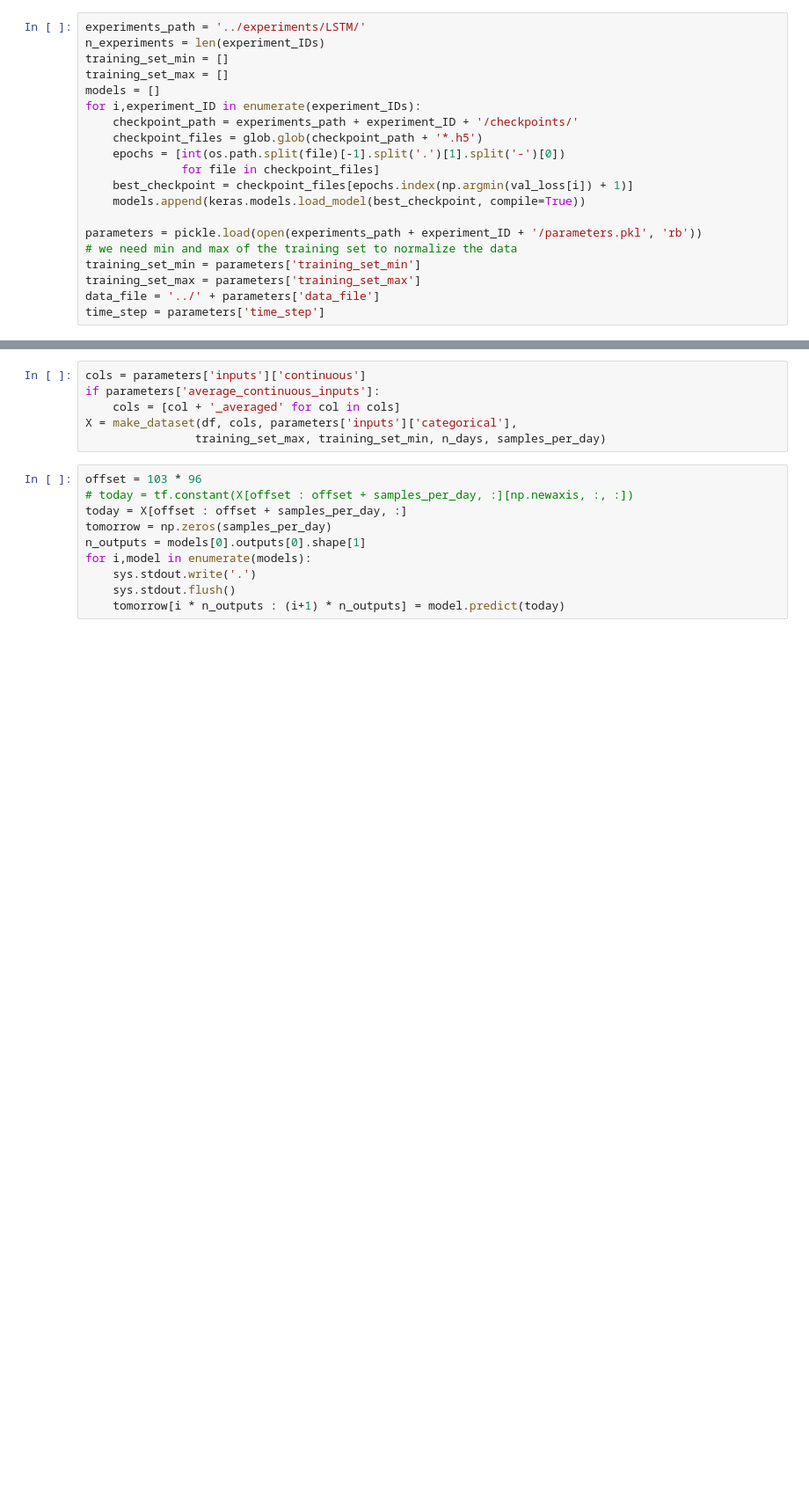
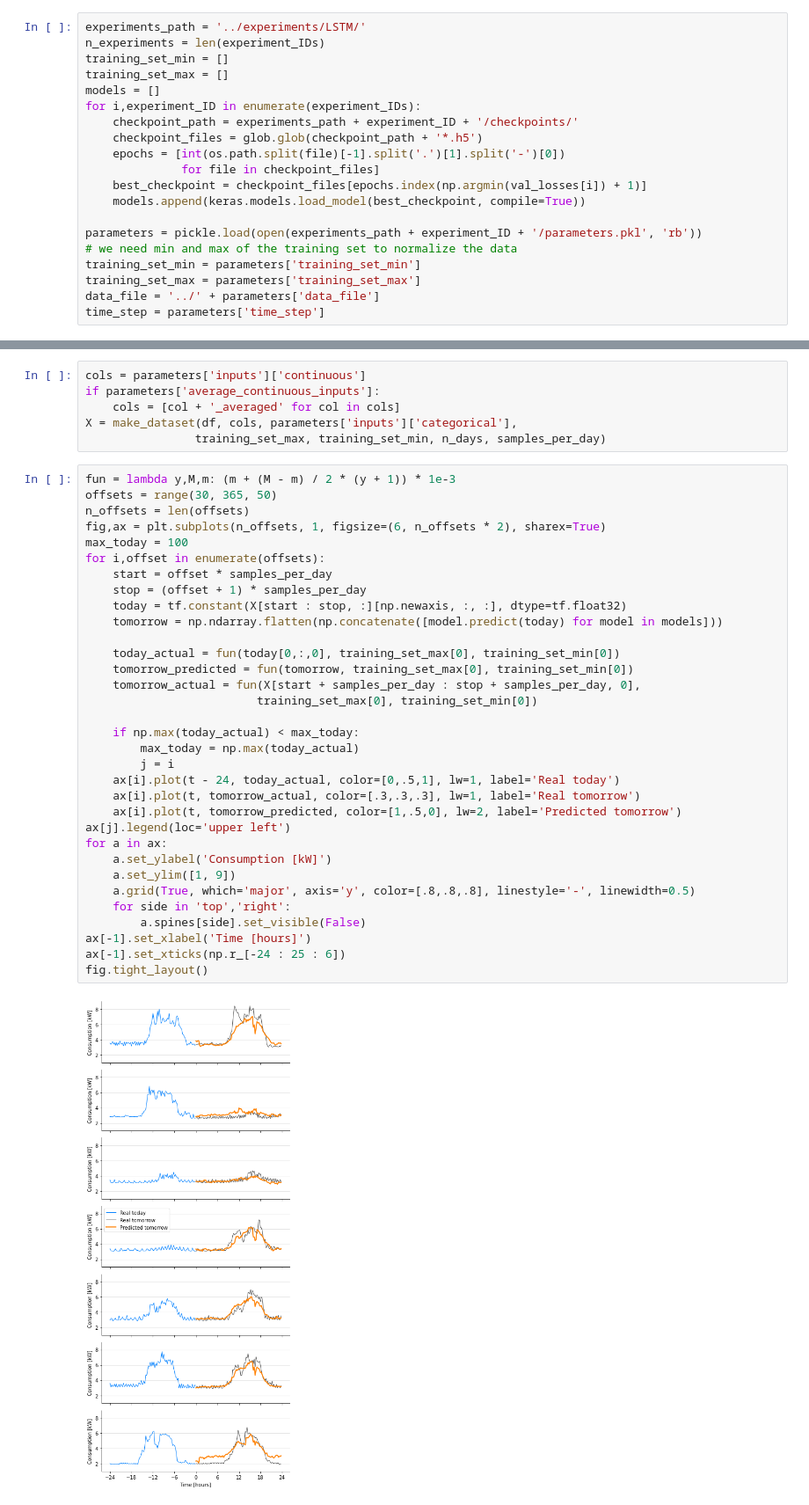
Before and after one commit to danielelinaro/load-forecasting, a Jupyter notebook: notebooks/24_hour_forecast.ipynb, the cells around one changed output, grey strips where cells are left out. Shown at 88% size. Drawn from its saved outputs; the diff is of its cells as text; blank space fills up the shorter version.

Commit message:
Improved notebook for 24-hour forecast

```diff
--- a/notebooks/24_hour_forecast.ipynb
+++ b/notebooks/24_hour_forecast.ipynb
@@ -67,7 +87,7 @@ for i,experiment_ID in enumerate(experiment_IDs):
     checkpoint_files = glob.glob(checkpoint_path + '*.h5')
     epochs = [int(os.path.split(file)[-1].split('.')[1].split('-')[0])
               for file in checkpoint_files]
-    best_checkpoint = checkpoint_files[epochs.index(np.argmin(val_loss[i]) + 1)]
+    best_checkpoint = checkpoint_files[epochs.index(np.argmin(val_losses[i]) + 1)]
     models.append(keras.models.load_model(best_checkpoint, compile=True))
 
 parameters = pickle.load(open(experiments_path + experiment_ID + '/parameters.pkl', 'rb'))
@@ -95,12 +119,37 @@ if parameters['average_continuous_inputs']:
 X = make_dataset(df, cols, parameters['inputs']['categorical'],
                 training_set_max, training_set_min, n_days, samples_per_day)
 # %%
-offset = 103 * 96
-# today = tf.constant(X[offset : offset + samples_per_day, :][np.newaxis, :, :])
-today = X[offset : offset + samples_per_day, :]
-tomorrow = np.zeros(samples_per_day)
-n_outputs = models[0].outputs[0].shape[1]
-for i,model in enumerate(models):
-    sys.stdout.write('.')
-    sys.stdout.flush()
-    tomorrow[i * n_outputs : (i+1) * n_outputs] = model.predict(today)
+fun = lambda y,M,m: (m + (M - m) / 2 * (y + 1)) * 1e-3
+offsets = range(30, 365, 50)
+n_offsets = len(offsets)
+fig,ax = plt.subplots(n_offsets, 1, figsize=(6, n_offsets * 2), sharex=True)
+max_today = 100
+for i,offset in enumerate(offsets):
+    start = offset * samples_per_day
+    stop = (offset + 1) * samples_per_day
+    today = tf.constant(X[start : stop, :][np.newaxis, :, :], dtype=tf.float32)
+    tomorrow = np.ndarray.flatten(np.concatenate([model.predict(today) for model in models]))
+
+    today_actual = fun(today[0,:,0], training_set_max[0], training_set_min[0])
+    tomorrow_predicted = fun(tomorrow, training_set_max[0], training_set_min[0])
+    tomorrow_actual = fun(X[start + samples_per_day : stop + samples_per_day, 0],
+                         training_set_max[0], training_set_min[0])
+
+    if np.max(today_actual) < max_today:
+        max_today = np.max(today_actual)
+        j = i
+    ax[i].plot(t - 24, today_actual, color=[0,.5,1], lw=1, label='Real today')
+    ax[i].plot(t, tomorrow_actual, color=[.3,.3,.3], lw=1, label='Real tomorrow')
+    ax[i].plot(t, tomorrow_predicted, color=[1,.5,0], lw=2, label='Predicted tomorrow')
+ax[j].legend(loc='upper left')
+for a in ax:
+    a.set_ylabel('Consumption [kW]')
+    a.set_ylim([1, 9])
+    a.grid(True, which='major', axis='y', color=[.8,.8,.8], linestyle='-', linewidth=0.5)
+    for side in 'top','right':
+        a.spines[side].set_visible(False)
+ax[-1].set_xlabel('Time [hours]')
+ax[-1].set_xticks(np.r_[-24 : 25 : 6])
+fig.tight_layout()
+# %% [output]
+[figure, added]
```
Also changed, not shown: parts of 4 cells of this notebook, 1 other file.
